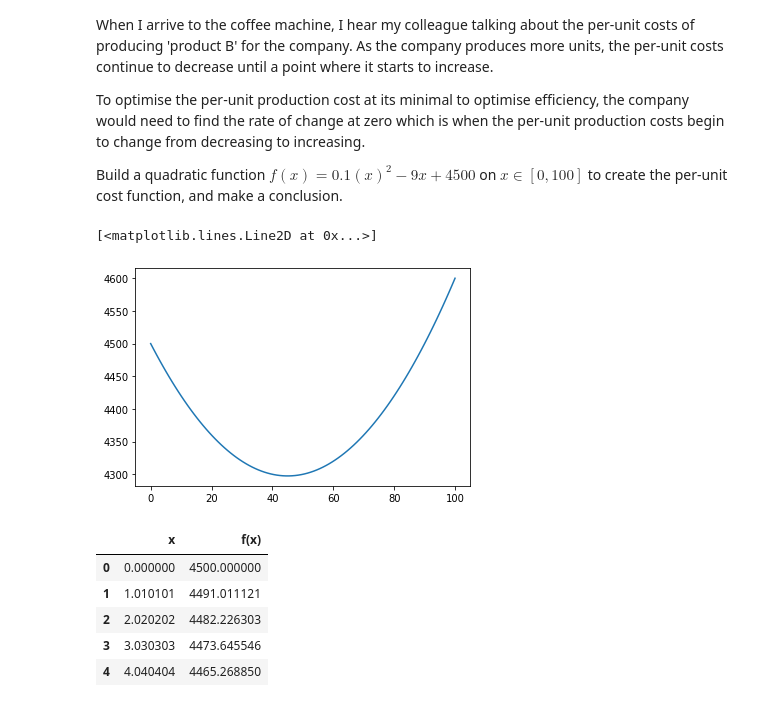
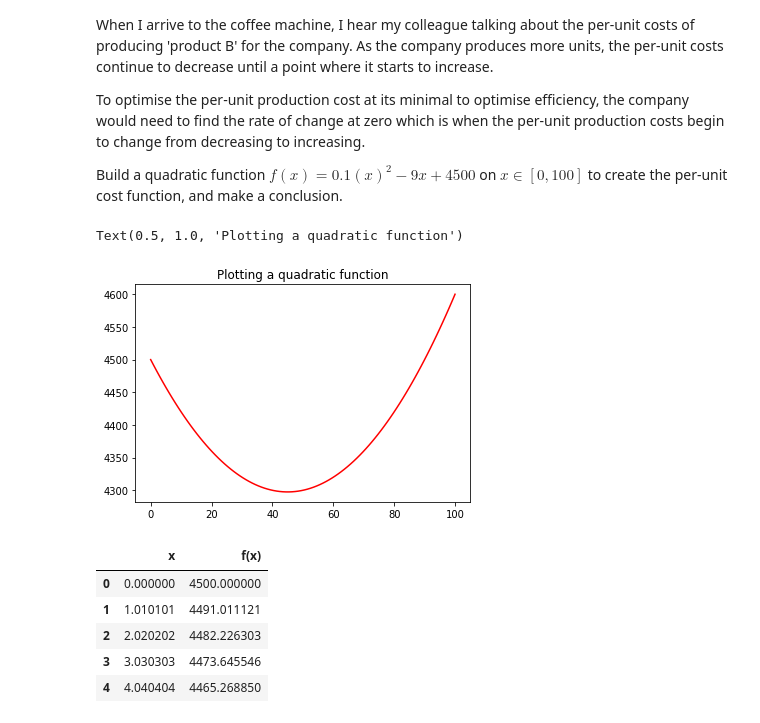
Before and after one commit to martina-nu/calculus-and-algebra-problems-with-python, a Jupyter notebook: problems.ipynb, the cells around one changed output. Cells and saved outputs as stored; diff of their text form; code cells hidden in the pictures.

```diff
--- a/problems.ipynb
+++ b/problems.ipynb
@@ -219,13 +219,14 @@ Build a quadratic function $f(x)=0.1(x)^2−9x +4500$ on $x∈[0,100]$  to creat
 # %%
 #define and plot the funtion
 
 def f(x): return 0.1*x**2 - 9 * x + 4500
 
 x = np.linspace(0, 100, 100)
-plt.plot(x, f(x))
+plt.plot(x, f(x), color ="red")
+plt.title('Plotting a quadratic function')
 # %% [output]
-[<matplotlib.lines.Line2D at 0x...>]
+Text(0.5, 1.0, 'Plotting a quadratic function')
-[figure, old version]
+[figure, new version]
 # %%
 f3 = pd.DataFrame({'x': x, 'f(x)': f(x)})
 f3.head()
```
Also changed, not shown: parts of 2 cells of this notebook.
